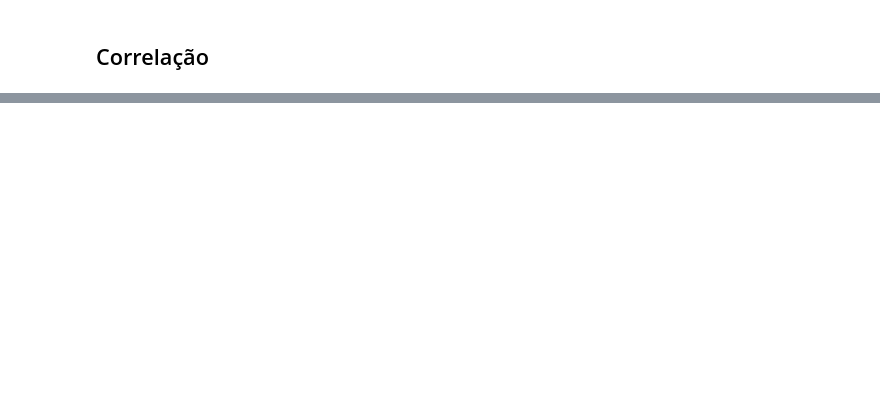
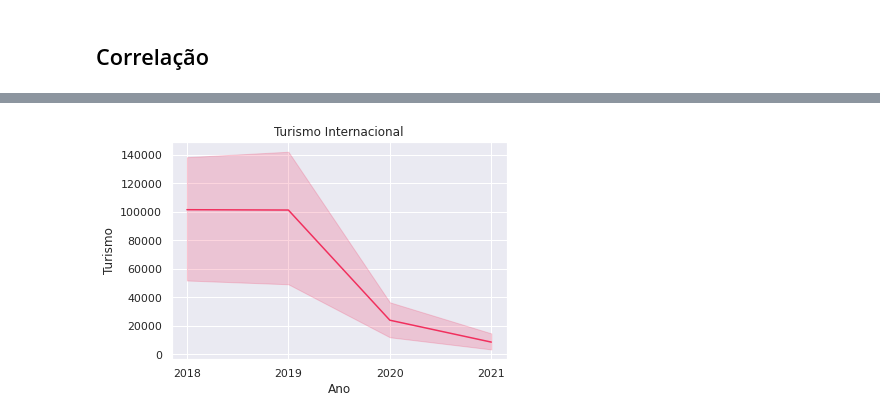
Before and after one commit to celsina/analise-turismo-internacional, a Jupyter notebook: Analise_Turismo/Analise_Turismo_Internacional.ipynb, the cells around one changed output, grey strips where cells are left out. Cells and saved outputs as stored; diff of their text form; code cells hidden in the pictures; blank space fills up the shorter version.

```diff
--- a/Analise_Turismo/Analise_Turismo_Internacional.ipynb
+++ b/Analise_Turismo/Analise_Turismo_Internacional.ipynb
@@ -565,0 +547,13 @@ Neste caso, o número de turistas internacionais desembarcados nos estados do no
+# %%
+# Convertendo dados da colune 'ano' para string
+turismo_covid['Ano'] = turismo_covid['Ano'].astype(str)
+# %%
+grafico_linha_turismo = sns.lineplot(
+    data = turismo_covid,
+    x='Ano', y= 'Turismo',
+    color='#f12f5d'
+)
+grafico_linha_turismo.set_title('Turismo Internacional')
+plt.show(grafico_linha_turismo)
+# %% [output]
+[figure, added]
```
Also changed, not shown: parts of 31 cells of this notebook, 3 other files.
